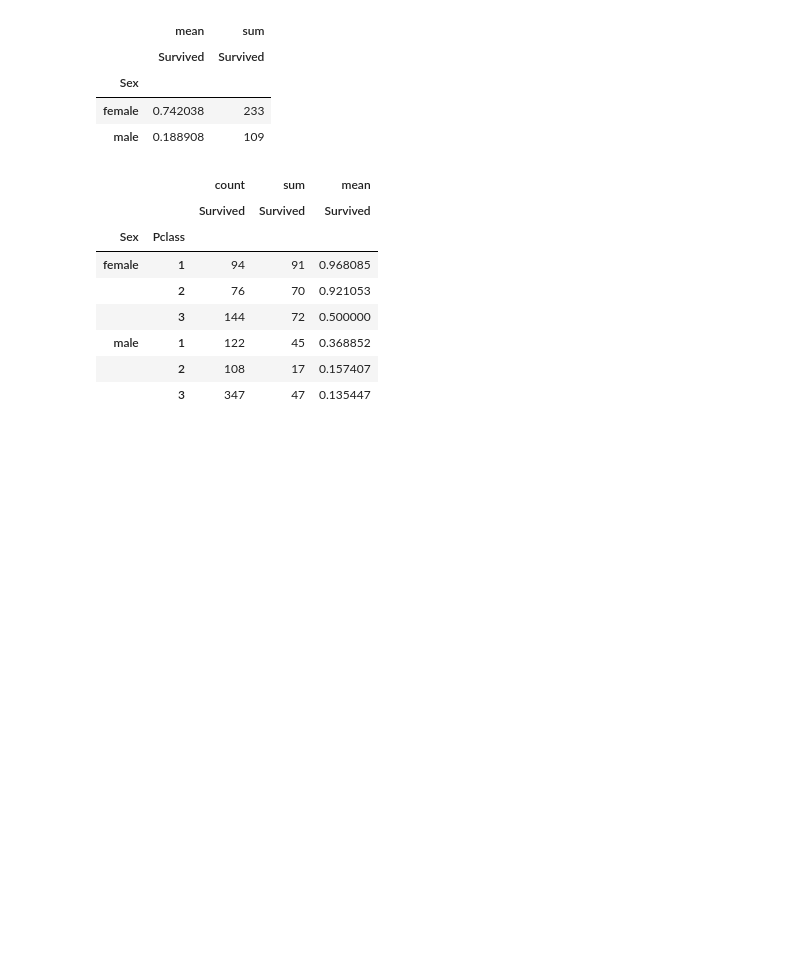
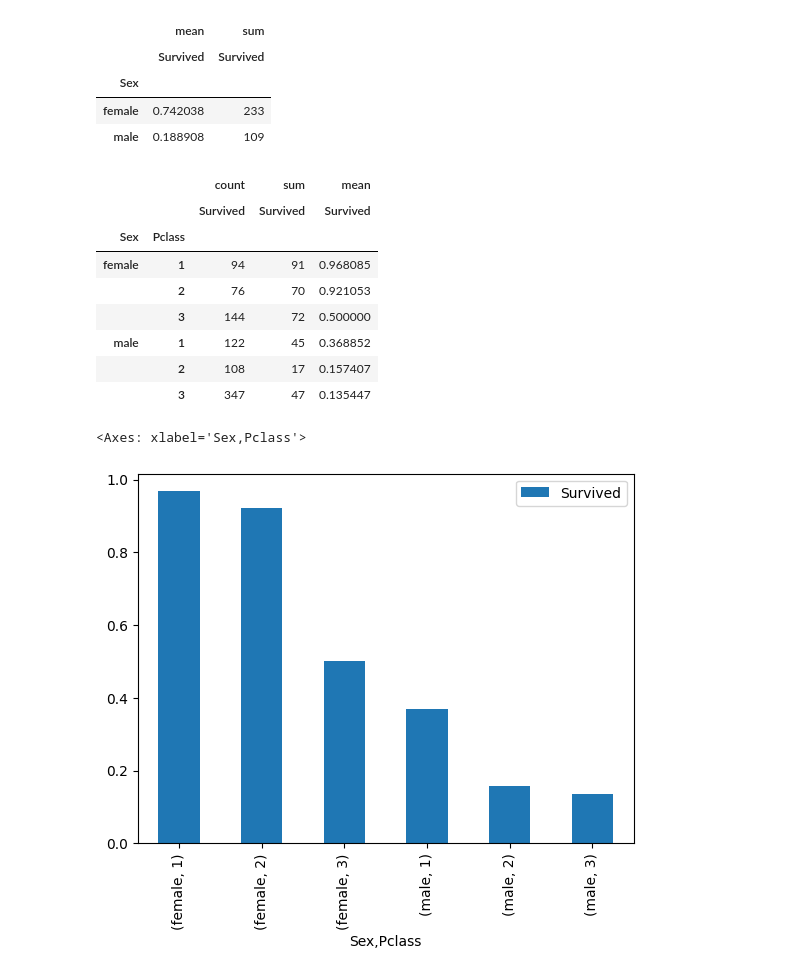
Before and after one commit to sy-grace/TIL, a Jupyter notebook: eda/240429-pandas-basics.ipynb, the cells around one changed output. Cells and saved outputs as stored; diff of their text form; code cells hidden in the pictures; blank space fills up the shorter version.

Commit message:
Pandas Basics

```diff
--- a/eda/240429-pandas-basics.ipynb
+++ b/eda/240429-pandas-basics.ipynb
@@ -460,3 +460,9 @@ pd.pivot_table(data=titanic, index=['Sex', 'Pclass'], values='Survived', aggfunc
 | male | 1 | 122 | 45 | 0.368852 |
 |  | 2 | 108 | 17 | 0.157407 |
 |  | 3 | 347 | 47 | 0.135447 |
+# %%
+# pandas로 그래프 그리기
+pd.pivot_table(data=titanic, index=['Sex', 'Pclass'], values='Survived', aggfunc='mean').plot(kind='bar')
+# %% [output]
+<Axes: xlabel='Sex,Pclass'>
+[figure, added]
```
